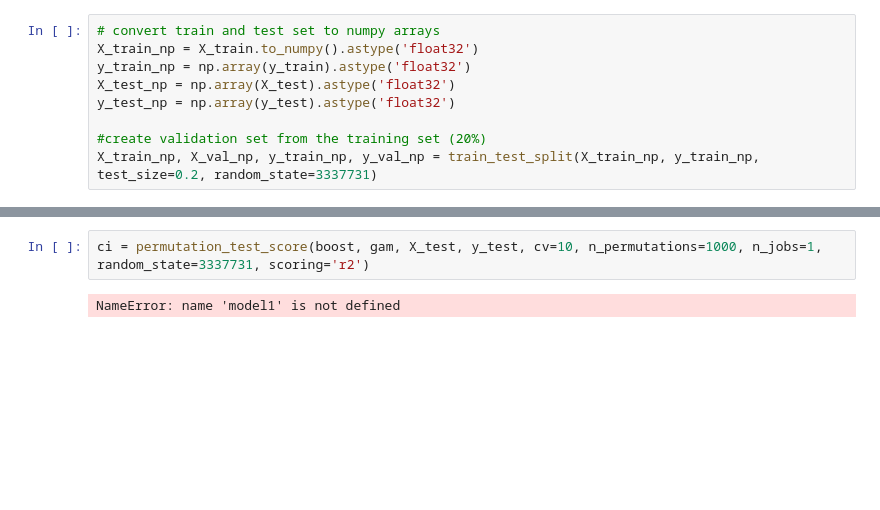
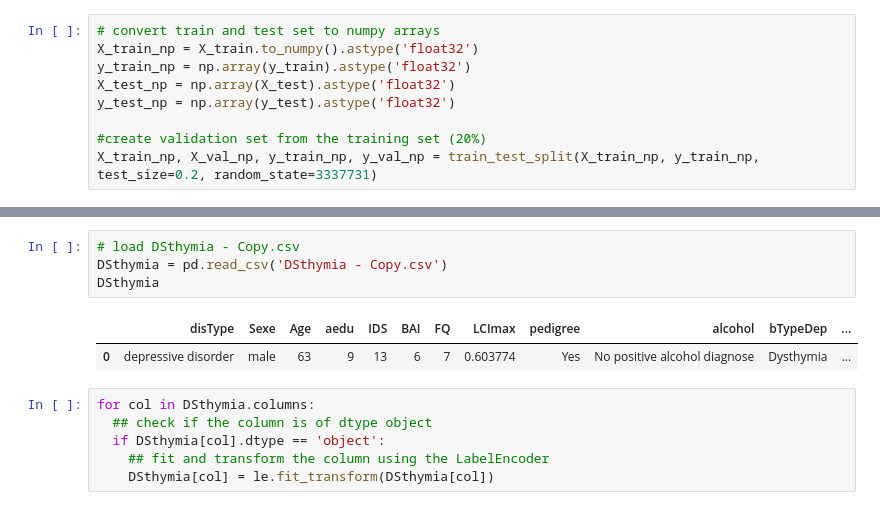
Before and after one commit to n0rdp0l/Statistical_Learning, a Jupyter notebook: Assignment_2/Assignment_2_3337731.ipynb, the cells around one changed output, grey strips where cells are left out. Saved outputs shown, nothing was run; the diff lists cells and outputs as text; blank space fills up the shorter version.

```diff
--- a/Assignment_2/Assignment_2_3337731.ipynb
+++ b/Assignment_2/Assignment_2_3337731.ipynb
@@ -399,4 +431,13 @@ Performance: 0.06578947368421052
-# %%
-ci = permutation_test_score(boost, gam, X_test, y_test, cv=10, n_permutations=1000, n_jobs=1, random_state=3337731, scoring='r2')
-# %% [output]
-NameError: name 'model1' is not defined
+# %%
+# load DSthymia - Copy.csv
+DSthymia = pd.read_csv('DSthymia - Copy.csv')
+DSthymia
+# %% [output]
+|  | disType | Sexe | Age | aedu | IDS | BAI | FQ | LCImax | pedigree | alcohol | bTypeDep | ... |
+| 0 | depressive disorder | male | 63 | 9 | 13 | 6 | 7 | 0.603774 | Yes | No positive alcohol diagnose | Dysthymia | ... |
+# %%
+for col in DSthymia.columns:
+  ## check if the column is of dtype object
+  if DSthymia[col].dtype == 'object':
+    ## fit and transform the column using the LabelEncoder
+    DSthymia[col] = le.fit_transform(DSthymia[col])
```
Also changed, not shown: parts of 14 cells of this notebook, 4 other files.
